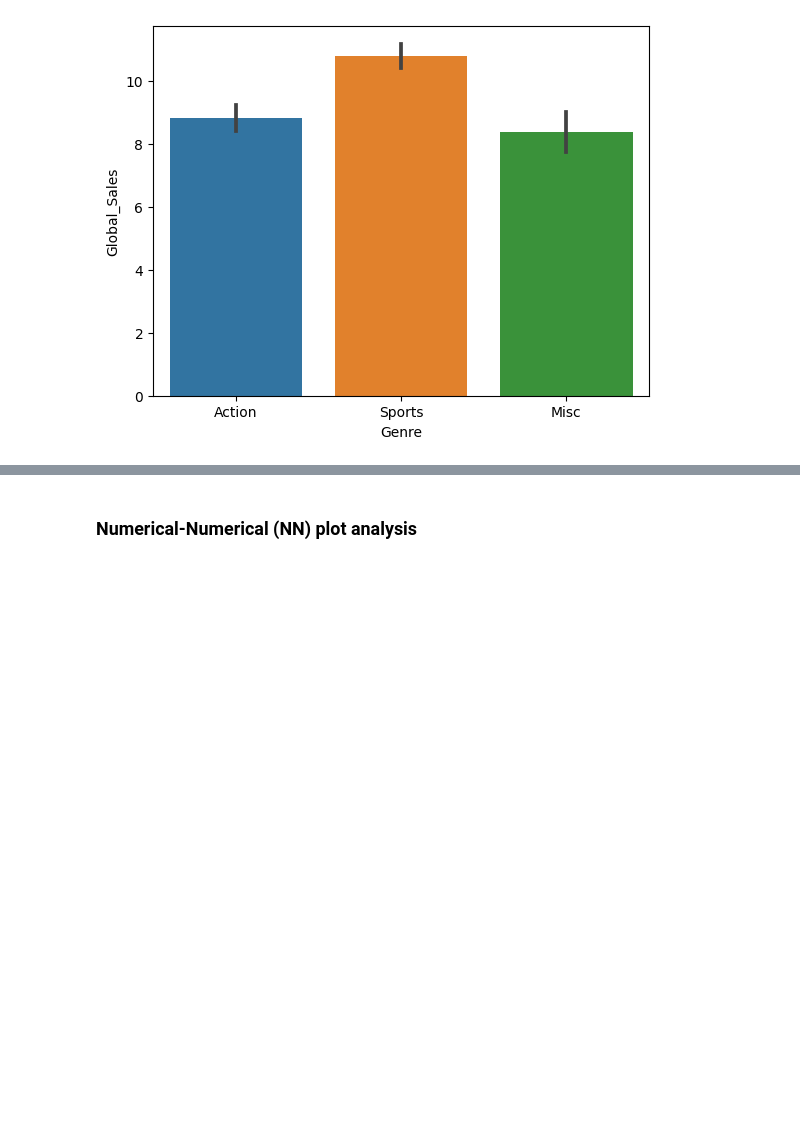
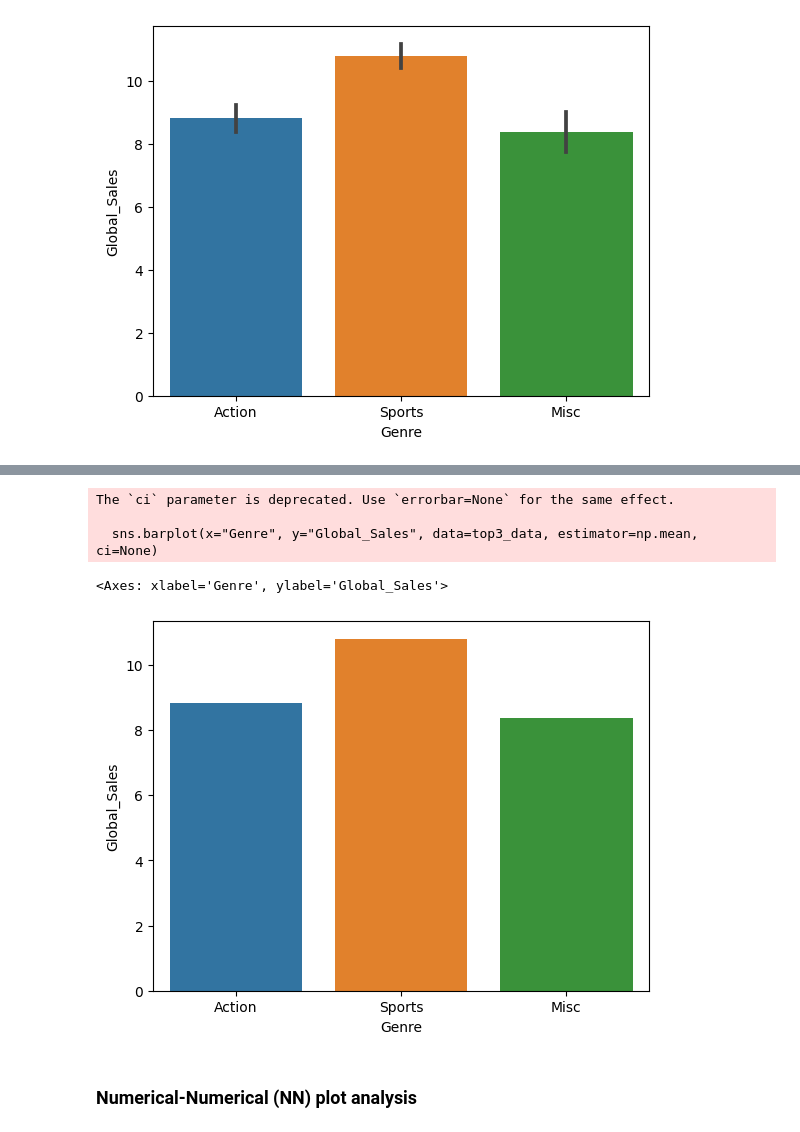
Before and after one commit to SaiArjunSairamje/Python-Scaler, a Jupyter notebook: 10. Data_Visualization_2 (Dataset: Video_Game_Sales) .ipynb, the cells around one changed output, grey strips where cells are left out. Drawn from its saved outputs; the diff is of its cells as text; code cells hidden in the pictures; blank space fills up the shorter version.

```diff
--- a/10. Data_Visualization_2 (Dataset: Video_Game_Sales) .ipynb
+++ b/10. Data_Visualization_2 (Dataset: Video_Game_Sales) .ipynb
@@ -514,3 +522,11 @@ sns.barplot(x = "Genre", y = "Global_Sales", data = top3_data, estimator = np.me
+# %%
+sns.barplot(x="Genre", y="Global_Sales", data=top3_data, estimator=np.mean, ci=None)
+# %% [output]
+The `ci` parameter is deprecated. Use `errorbar=None` for the same effect.
+
+  sns.barplot(x="Genre", y="Global_Sales", data=top3_data, estimator=np.mean, ci=None)
+<Axes: xlabel='Genre', ylabel='Global_Sales'>
+[figure, added]
 # %% [markdown]
 ### **Numerical-Numerical (NN) plot analysis**
 # %%
```
Also changed, not shown: parts of 2 cells of this notebook.
